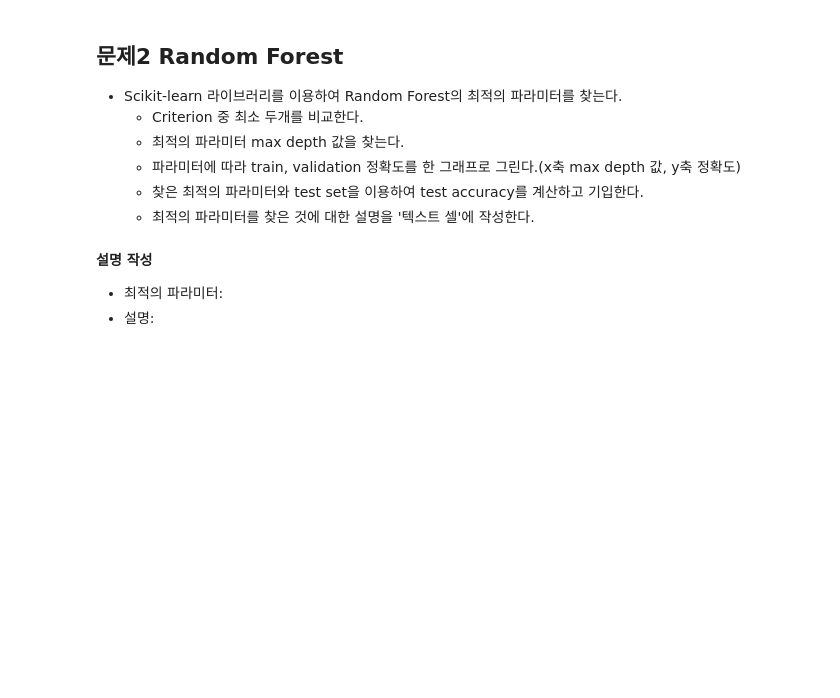
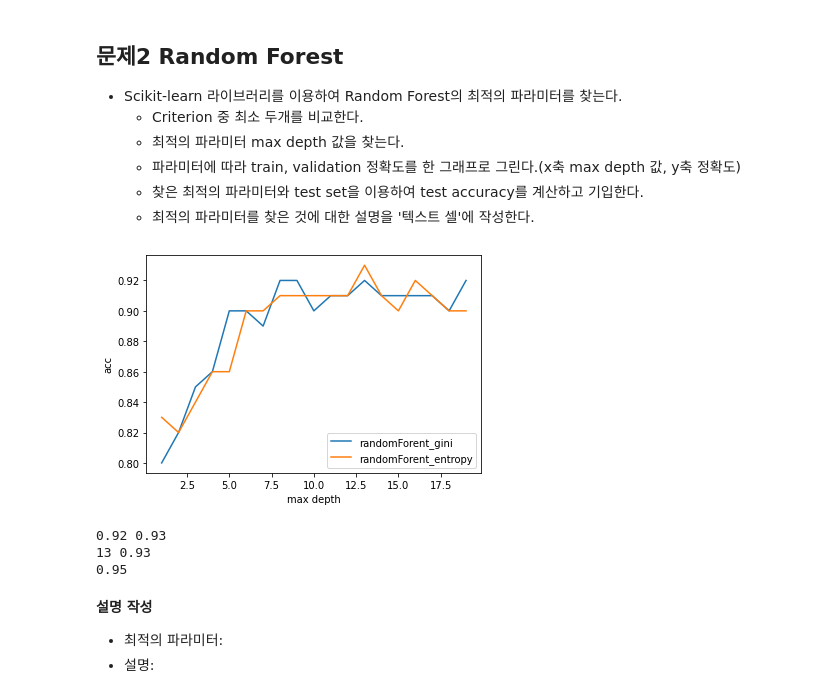
Before and after one commit to NAJOO0/2022F-Ajou-ML, a Jupyter notebook: HW3_ipynb의_사본.ipynb, the cells around one changed output. Drawn from its saved outputs; the diff is of its cells as text; code cells hidden in the pictures; blank space fills up the shorter version.

```diff
--- a/HW3_ipynb의_사본.ipynb
+++ b/HW3_ipynb의_사본.ipynb
@@ -85,3 +143,49 @@ from sklearn.ensemble import RandomForestClassifier
+# %%
+### 문제 2 ###
+randomF_gini_acc = []
+randomF_entropy_acc = []
+depth_range=range(1,20)
+for i in depth_range:
+    randomF_gini = RandomForestClassifier(max_depth=i,criterion="gini")
+    randomF_entropy = RandomForestClassifier(max_depth=i,criterion="entropy")
+    randomF_gini.fit(X_train,y_train)
+    randomF_entropy.fit(X_train,y_train)
+    randomF_gini_acc.append(randomF_gini.score(X_val,y_val))
+    randomF_entropy_acc.append(randomF_entropy.score(X_val,y_val))
+
+plt.figure()
+plt.plot(depth_range,randomF_gini_acc,label="randomForent_gini")
+plt.plot(depth_range,randomF_entropy_acc,label="randomForent_entropy")
+plt.legend()
+plt.xlabel("max depth")
+plt.ylabel("acc")
+plt.show()
+
+randomF_gini_max = max(randomF_gini_acc)
+randomF_entropy_max = max(randomF_entropy_acc)
+print(randomF_gini_max,randomF_entropy_max)
+
+if randomF_gini_max > randomF_entropy_max :
+    depth = randomF_gini_acc.index(randomF_gini_max) +1
+    randomF = RandomForestClassifier(max_depth=depth,criterion="gini")
+    print(depth,randomF_gini_acc[depth-1])
+else:
+    depth = randomF_entropy_acc.index(randomF_entropy_max) +1
+    randomF = RandomForestClassifier(max_depth=depth,criterion="entropy")
+    print(depth,randomF_entropy_acc[depth-1])
+
+X_train_2 = pd.concat([X_train,X_val])
+y_train_2 = pd.concat([y_train,y_val])
+X_train_2.shape
+randomF.fit(X_train_2,y_train_2)
+print(randomF.score(X_test,y_test))
+
+### 코드 작성 ###
+# %% [output]
+[figure, added]
+0.92 0.93
+13 0.93
+0.95
 # %% [markdown]
 **설명 작성**
 - 최적의 파라미터:
```
Also changed, not shown: parts of 13 cells of this notebook.
